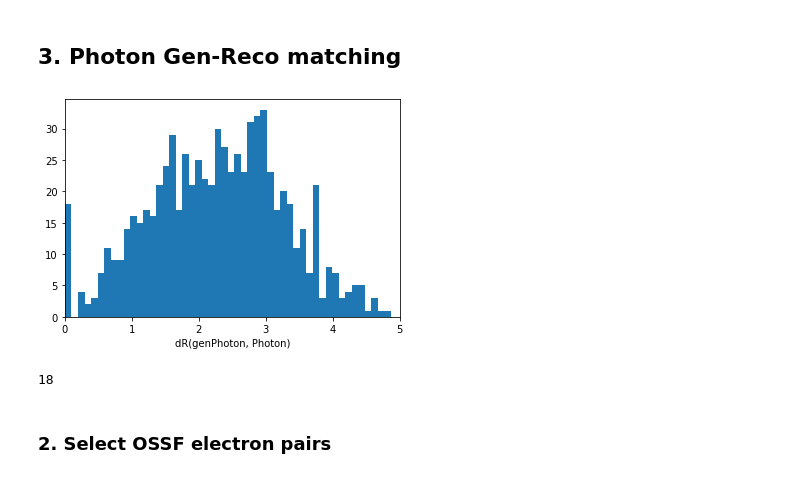
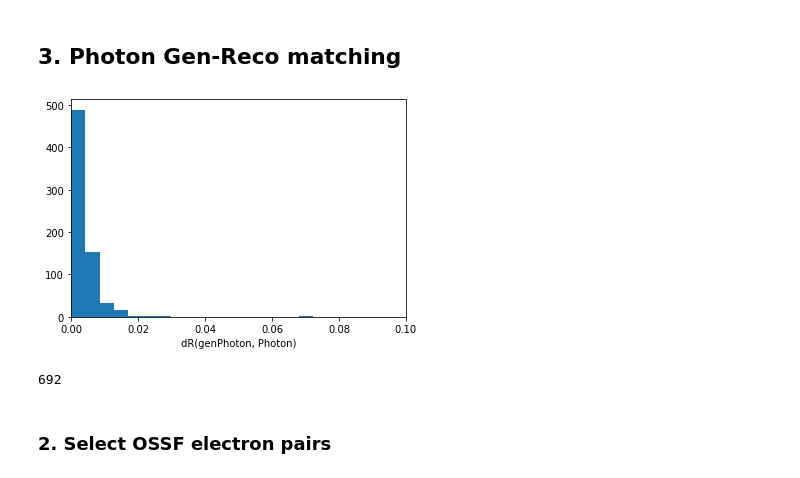
Before and after one commit to JW-corp/J.W_Analysis, a Jupyter notebook: Coffea_WZG/Jupyter/eee/Test_Real_template_3e.ipynb, the cells around one changed output. Drawn from its saved outputs; the diff is of its cells as text; code cells hidden in the pictures.

```diff
--- a/Coffea_WZG/Jupyter/eee/Test_Real_template_3e.ipynb
+++ b/Coffea_WZG/Jupyter/eee/Test_Real_template_3e.ipynb
@@ -7,7 +7,7 @@ import matplotlib.pyplot as plt
 import numba
 import coffea.hist as hist
 # %%
-infile = "data/signal/wza_UL18_sum.root"
+infile = "../data/signal/wza_UL18_sum.root"
 year='2018'
 # %%
 events = NanoEventsFactory.from_root(infile, schemaclass=NanoAODSchema).events()
@@ -249,6 +244,7 @@ print(len(gen_photons))
 fourth_lepton_veto = ak.num(VetoMuon) < 1
 Electron = Electron[fourth_lepton_veto]
 Photon = Photon[fourth_lepton_veto]
+gen_photons = gen_photons[fourth_lepton_veto]
 Jet = Jet[fourth_lepton_veto]
 MET = MET[fourth_lepton_veto]
 Muon = Muon[fourth_lepton_veto]
@@ -294,13 +290,13 @@ pair = ak.cartesian({"pho": Photon, "gen_pho": gen_photons}, nested=True)
 # %%
 dR_pho_phogen =  pair.pho.delta_r(pair.gen_pho)
 # %%
-plt.hist(ak.flatten(ak.flatten(dR_pho_phogen)),bins=50)
-plt.xlim(0,5)
+plt.hist(ak.flatten(ak.flatten(dR_pho_phogen)),bins=1000)
+plt.xlim(0,0.1)
 plt.xlabel('dR(genPhoton, Photon)')
 #plt.yscale('log')
 plt.show()
 # %% [output]
-[figure, old version]
+[figure, new version]
 # %%
 gen_match_photon_mask  = ak.firsts(ak.all(dR_pho_phogen <= 0.1,axis=-1))
 # %%
@@ -315,7 +311,7 @@ MET = MET[gen_match_photon_evt_mask]
 gen_photons = gen_photons[gen_match_photon_evt_mask]
 print(len(Photon))
 # %% [output]
-18
+692
 # %% [markdown]
 ### 2. Select OSSF electron pairs
 # %%
```
Also changed, not shown: parts of 8 cells of this notebook, 3 other files.
